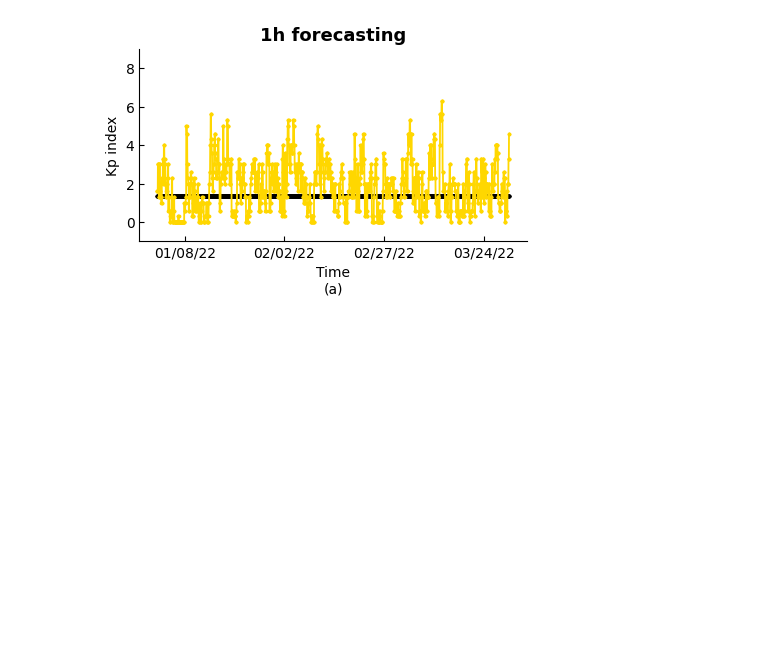
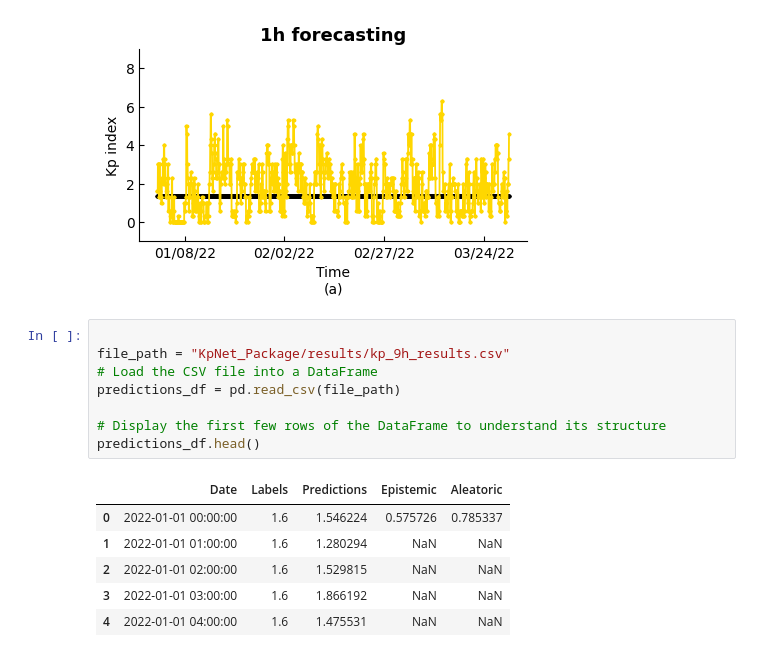
Before and after one commit to T-Rzeznik/Kp-prediction, a Jupyter notebook: KP_prediction_analysis.ipynb, the cells around one changed output. Saved outputs shown, nothing was run; the diff lists cells and outputs as text; blank space fills up the shorter version.

```diff
--- a/KP_prediction_analysis.ipynb
+++ b/KP_prediction_analysis.ipynb
@@ -83,3 +80,18 @@ Image(filename="KpNet_Package/figures/kp_1h_aleatoric.png")
 Image(filename="KpNet_Package/figures/kp_1h_epistemic.png")
 # %% [output]
 [figure]
+# %%
+
+file_path = "KpNet_Package/results/kp_9h_results.csv"
+# Load the CSV file into a DataFrame
+predictions_df = pd.read_csv(file_path)
+
+# Display the first few rows of the DataFrame to understand its structure
+predictions_df.head()
+# %% [output]
+|  | Date | Labels | Predictions | Epistemic | Aleatoric |
+| 0 | 2022-01-01 00:00:00 | 1.6 | 1.546224 | 0.575726 | 0.785337 |
+| 1 | 2022-01-01 01:00:00 | 1.6 | 1.280294 | NaN | NaN |
+| 2 | 2022-01-01 02:00:00 | 1.6 | 1.529815 | NaN | NaN |
+| 3 | 2022-01-01 03:00:00 | 1.6 | 1.866192 | NaN | NaN |
+| 4 | 2022-01-01 04:00:00 | 1.6 | 1.475531 | NaN | NaN |
```
Also changed, not shown: parts of 4 cells of this notebook.
